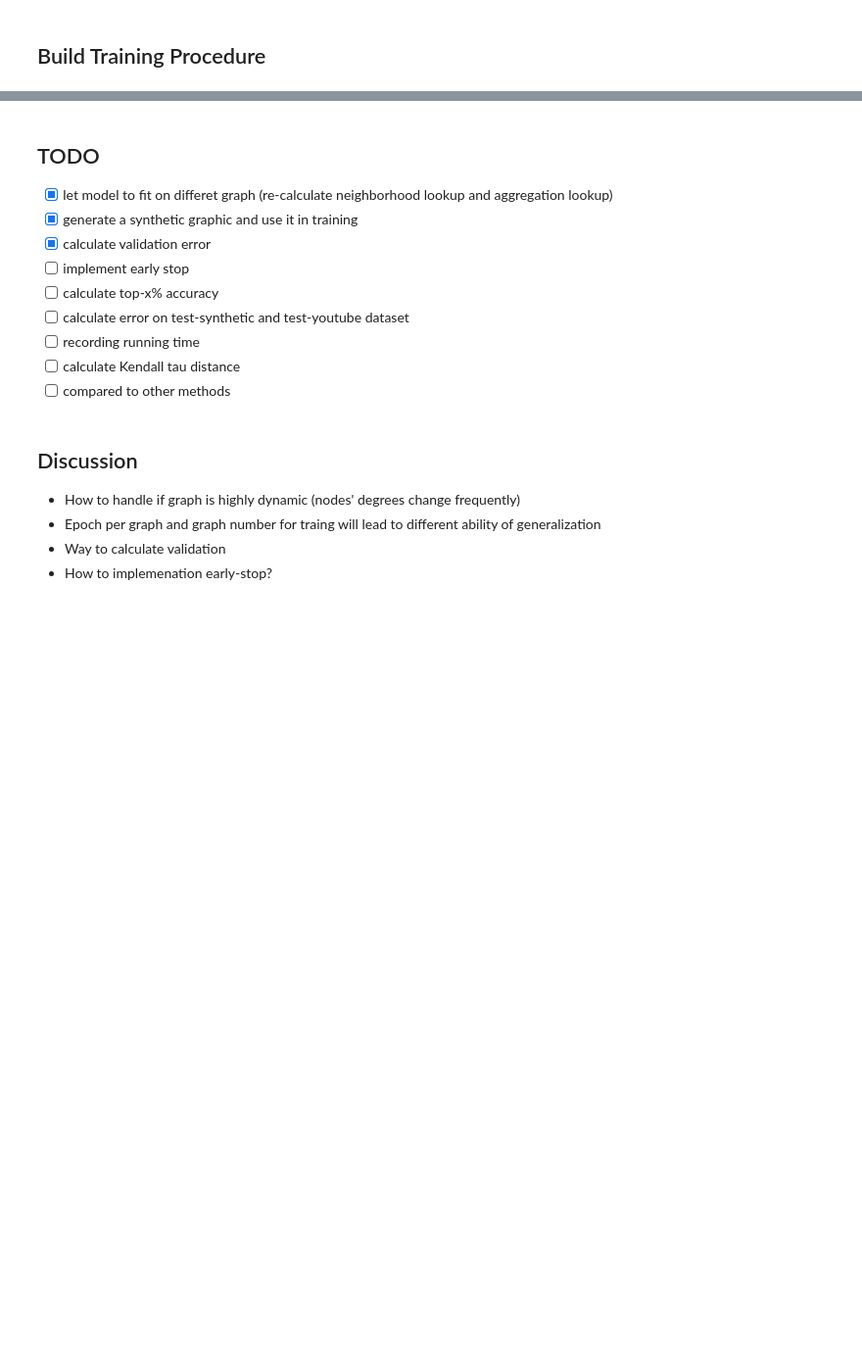
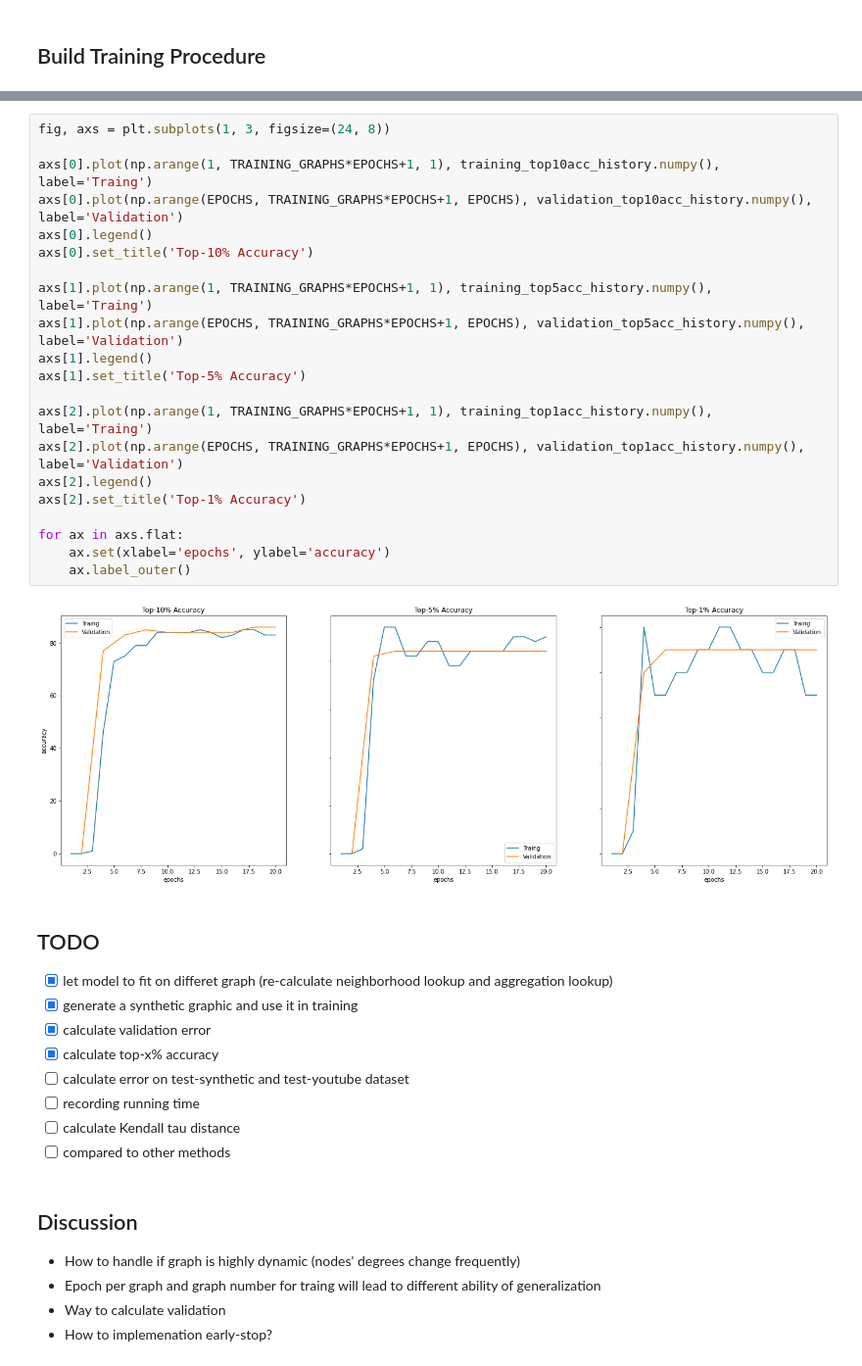
Before and after one commit to CrashedBboy/NCKU_MLG, a Jupyter notebook: homework1/MLG_Homework1.ipynb, the cells around one changed output, grey strips where cells are left out. Shown at 98% size. Cells and saved outputs as stored; diff of their text form; blank space fills up the shorter version.

Commit message:
calculate top-N% accuracy

```diff
--- a/homework1/MLG_Homework1.ipynb
+++ b/homework1/MLG_Homework1.ipynb
@@ -303,10 +369,32 @@ Preparing validation graphs ...
+# %%
+fig, axs = plt.subplots(1, 3, figsize=(24, 8))
+
+axs[0].plot(np.arange(1, TRAINING_GRAPHS*EPOCHS+1, 1), training_top10acc_history.numpy(), label='Traing')
+axs[0].plot(np.arange(EPOCHS, TRAINING_GRAPHS*EPOCHS+1, EPOCHS), validation_top10acc_history.numpy(), label='Validation')
+axs[0].legend()
+axs[0].set_title('Top-10% Accuracy')
+
+axs[1].plot(np.arange(1, TRAINING_GRAPHS*EPOCHS+1, 1), training_top5acc_history.numpy(), label='Traing')
+axs[1].plot(np.arange(EPOCHS, TRAINING_GRAPHS*EPOCHS+1, EPOCHS), validation_top5acc_history.numpy(), label='Validation')
+axs[1].legend()
+axs[1].set_title('Top-5% Accuracy')
+
+axs[2].plot(np.arange(1, TRAINING_GRAPHS*EPOCHS+1, 1), training_top1acc_history.numpy(), label='Traing')
+axs[2].plot(np.arange(EPOCHS, TRAINING_GRAPHS*EPOCHS+1, EPOCHS), validation_top1acc_history.numpy(), label='Validation')
+axs[2].legend()
+axs[2].set_title('Top-1% Accuracy')
+
+for ax in axs.flat:
+    ax.set(xlabel='epochs', ylabel='accuracy')
+    ax.label_outer()
+# %% [output]
+[figure, added]
 # %% [markdown]
 ## TODO
 * [x] let model to fit on differet graph (re-calculate neighborhood lookup and aggregation lookup)
 * [x] generate a synthetic graphic and use it in training
 * [x] calculate validation error
-* [ ] implement early stop
-* [ ] calculate top-x% accuracy
+* [x] calculate top-x% accuracy
 * [ ] calculate error on test-synthetic and test-youtube dataset
 * [ ] recording running time
 * [ ] calculate Kendall tau distance
```
Also changed, not shown: parts of 4 cells of this notebook.
